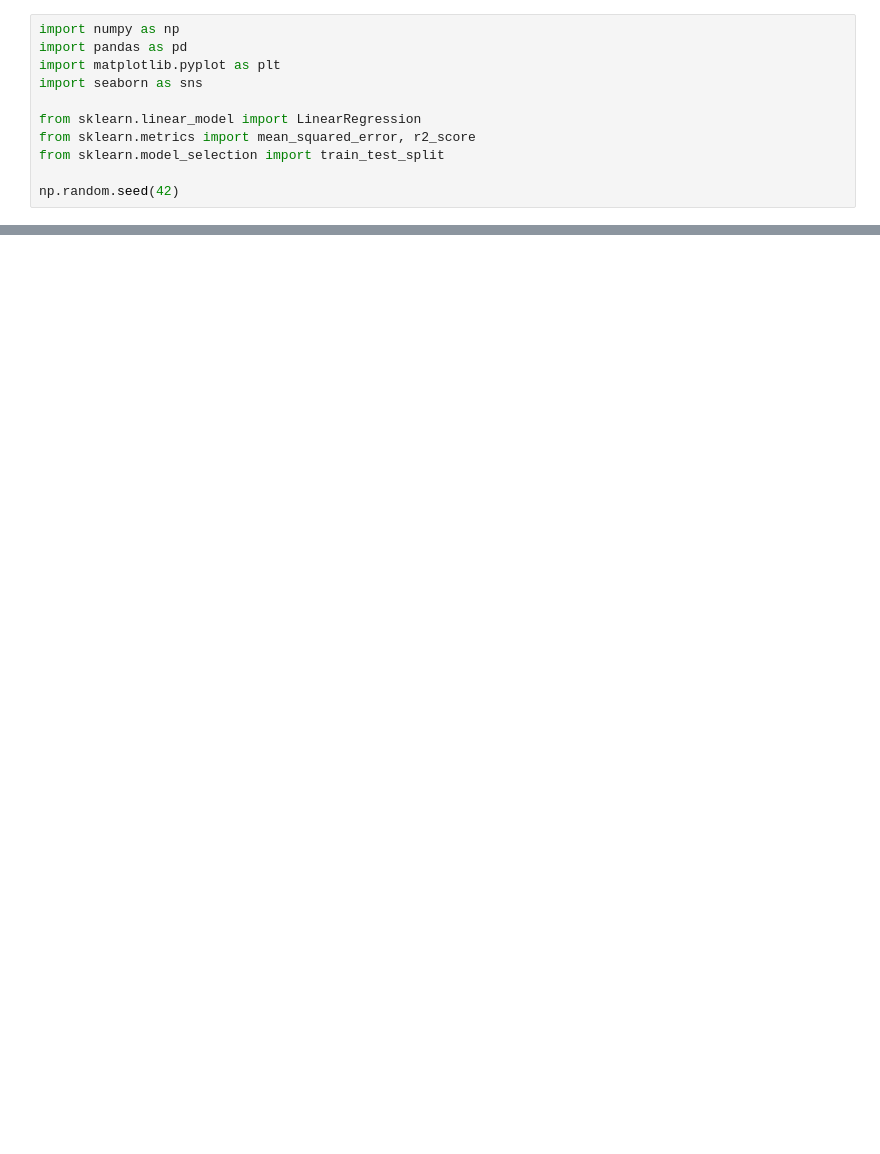
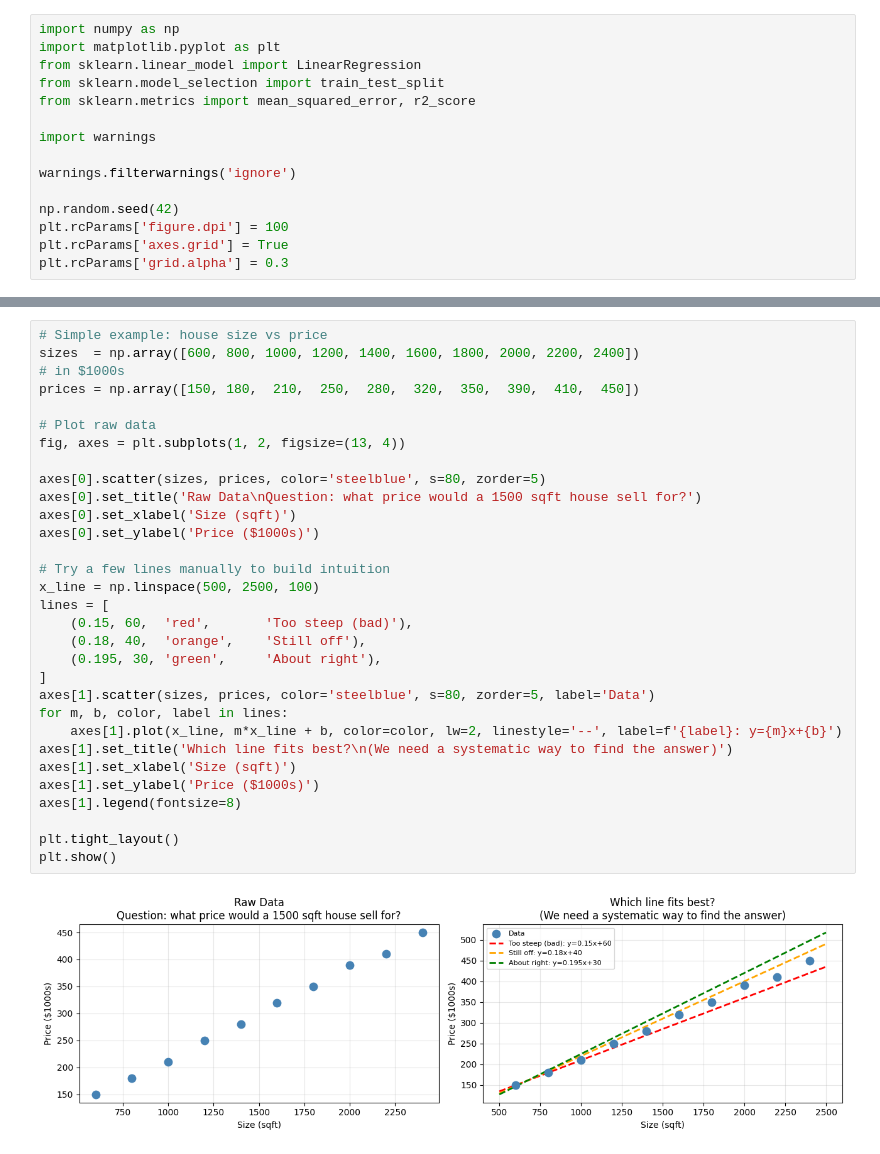
Before and after one commit to chitrank2050/ML-Notebook-Library, a Jupyter notebook: notebooks/ml-algorithms/regression/linear_regression.ipynb, the cells around one changed output, grey strips where cells are left out. Drawn from its saved outputs; the diff is of its cells as text; blank space fills up the shorter version.

Commit message:
Updated regression notebooks

```diff
--- a/notebooks/ml-algorithms/regression/linear_regression.ipynb
+++ b/notebooks/ml-algorithms/regression/linear_regression.ipynb
@@ -33,11 +62,15 @@ It is often the first model you try before complex ones.
 # %%
 import numpy as np
-import pandas as pd
 import matplotlib.pyplot as plt
-import seaborn as sns
+from sklearn.linear_model import LinearRegression
+from sklearn.model_selection import train_test_split
+from sklearn.metrics import mean_squared_error, r2_score
 
-from sklearn.linear_model import LinearRegression
-from sklearn.metrics import mean_squared_error, r2_score
-from sklearn.model_selection import train_test_split
+import warnings
+
+warnings.filterwarnings('ignore')
 
 np.random.seed(42)
+plt.rcParams['figure.dpi'] = 100
+plt.rcParams['axes.grid'] = True
+plt.rcParams['grid.alpha'] = 0.3
@@ -192,0 +96,33 @@ Manual prediction for 3300 sqft area : [844389.67489186]
+# %%
+# Simple example: house size vs price
+sizes  = np.array([600, 800, 1000, 1200, 1400, 1600, 1800, 2000, 2200, 2400])
+# in $1000s
+prices = np.array([150, 180,  210,  250,  280,  320,  350,  390,  410,  450])
+
+# Plot raw data
+fig, axes = plt.subplots(1, 2, figsize=(13, 4))
+
+axes[0].scatter(sizes, prices, color='steelblue', s=80, zorder=5)
+axes[0].set_title('Raw Data\nQuestion: what price would a 1500 sqft house sell for?')
+axes[0].set_xlabel('Size (sqft)')
+axes[0].set_ylabel('Price ($1000s)')
+
+# Try a few lines manually to build intuition
+x_line = np.linspace(500, 2500, 100)
+lines = [
+    (0.15, 60,  'red',       'Too steep (bad)'),
+    (0.18, 40,  'orange',    'Still off'),
+    (0.195, 30, 'green',     'About right'),
+]
+axes[1].scatter(sizes, prices, color='steelblue', s=80, zorder=5, label='Data')
+for m, b, color, label in lines:
+    axes[1].plot(x_line, m*x_line + b, color=color, lw=2, linestyle='--', label=f'{label}: y={m}x+{b}')
+axes[1].set_title('Which line fits best?\n(We need a systematic way to find the answer)')
+axes[1].set_xlabel('Size (sqft)')
+axes[1].set_ylabel('Price ($1000s)')
+axes[1].legend(fontsize=8)
+
+plt.tight_layout()
+plt.show()
+# %% [output]
+[figure, added]
```
Also changed, not shown: parts of 31 cells of this notebook, 4 other files.
